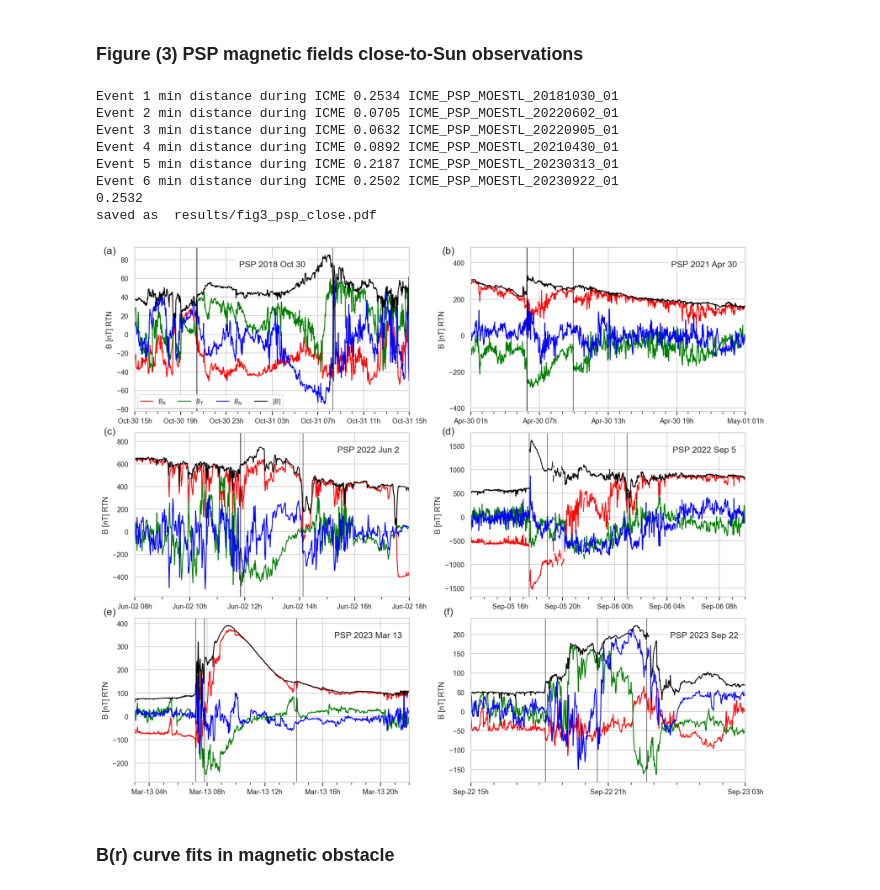
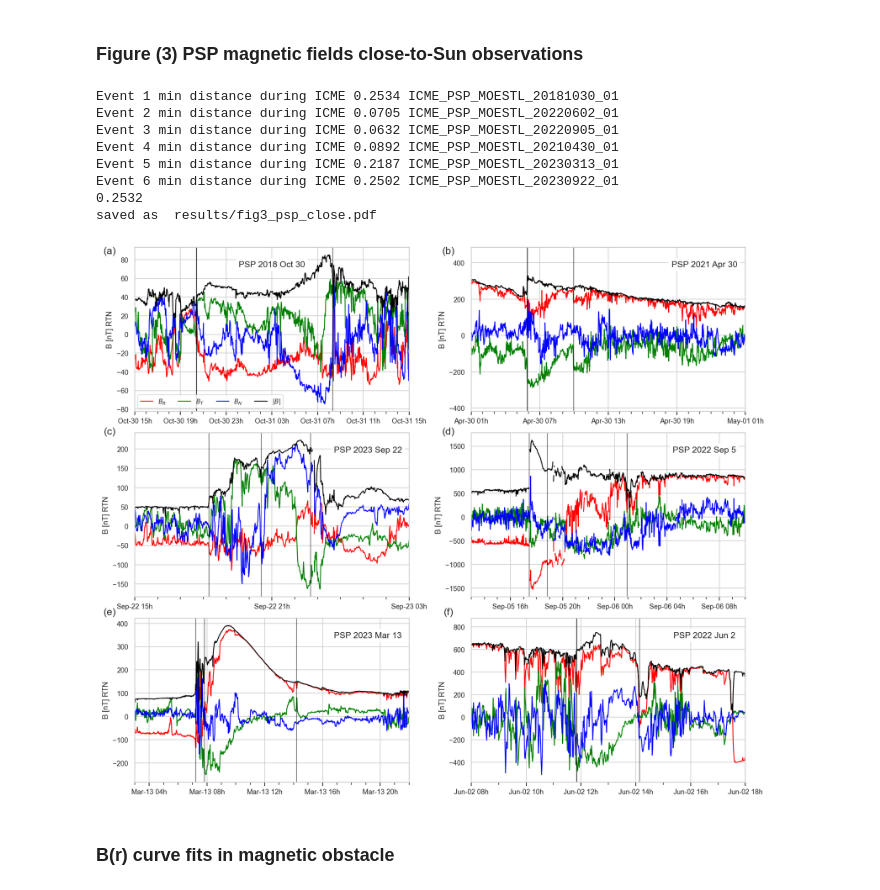
Before and after one commit to cmoestl/icmecat_paper_2025, a Jupyter notebook: moestl_icmecat_results.ipynb, the cells around one changed output. Drawn from its saved outputs; the diff is of its cells as text; code cells hidden in the pictures.

```diff
--- a/moestl_icmecat_results.ipynb
+++ b/moestl_icmecat_results.ipynb
@@ -435,7 +602,7 @@ ax1.legend(loc=3,ncol=4,fontsize=8)
 
 
 #################################
-ax2 = plt.subplot(323)
+ax2 = plt.subplot(326)
 ax2.plot_date(sc2.time,sc2.bx,'-r',label='Bx',linewidth=lw)
 ax2.plot_date(sc2.time,sc2.by,'-g',label='By',linewidth=lw)
 ax2.plot_date(sc2.time,sc2.bz,'-b',label='Bz',linewidth=lw)
@@ -515,7 +682,7 @@ ax5.set_xlim(datetime.datetime(2023,3,13,3),datetime.datetime(2023,3,13,22))
 
 
 #################################
-ax6 = plt.subplot(326)
+ax6 = plt.subplot(323)
 ax6.plot_date(sc6.time,sc6.bx,'-r',label='Bx',linewidth=lw)
 ax6.plot_date(sc6.time,sc6.by,'-g',label='By',linewidth=lw)
 ax6.plot_date(sc6.time,sc6.bz,'-b',label='Bz',linewidth=lw)
@@ -540,34 +707,34 @@ ax6.set_xlim(datetime.datetime(2023,9,22,15),datetime.datetime(2023,9,23,3))
 
 ##################
 
 plt.tight_layout()
 
 
 plt.annotate('(a)',xy=(0.02,0.97),xycoords='figure fraction',fontsize=13,ha='center')
 plt.annotate('(b)',xy=(0.52,0.97),xycoords='figure fraction',fontsize=13,ha='center')
 plt.annotate('(c)',xy=(0.02,0.65),xycoords='figure fraction',fontsize=13,ha='center')
 plt.annotate('(d)',xy=(0.52,0.65),xycoords='figure fraction',fontsize=13,ha='center')
 plt.annotate('(e)',xy=(0.02,0.33),xycoords='figure fraction',fontsize=13,ha='center')
 plt.annotate('(f)',xy=(0.52,0.33),xycoords='figure fraction',fontsize=13,ha='center')
 
 
 plotfile='results/fig3_psp_close.png'
 plt.savefig(plotfile)
 
 plotfile='results/fig3_psp_close.pdf'
 plt.savefig(plotfile)
 
 print('saved as ',plotfile)
 # %% [output]
 Event 1 min distance during ICME 0.2534 ICME_PSP_MOESTL_20181030_01
 Event 2 min distance during ICME 0.0705 ICME_PSP_MOESTL_20220602_01
 Event 3 min distance during ICME 0.0632 ICME_PSP_MOESTL_20220905_01
 Event 4 min distance during ICME 0.0892 ICME_PSP_MOESTL_20210430_01
 Event 5 min distance during ICME 0.2187 ICME_PSP_MOESTL_20230313_01
 Event 6 min distance during ICME 0.2502 ICME_PSP_MOESTL_20230922_01
 0.2532
 saved as  results/fig3_psp_close.pdf
-[figure, old version]
+[figure, new version]
 # %% [markdown]
 ### B(r) curve fits in magnetic obstacle
 # %%
```
Also changed, not shown: parts of 11 cells of this notebook, 13 other files.
